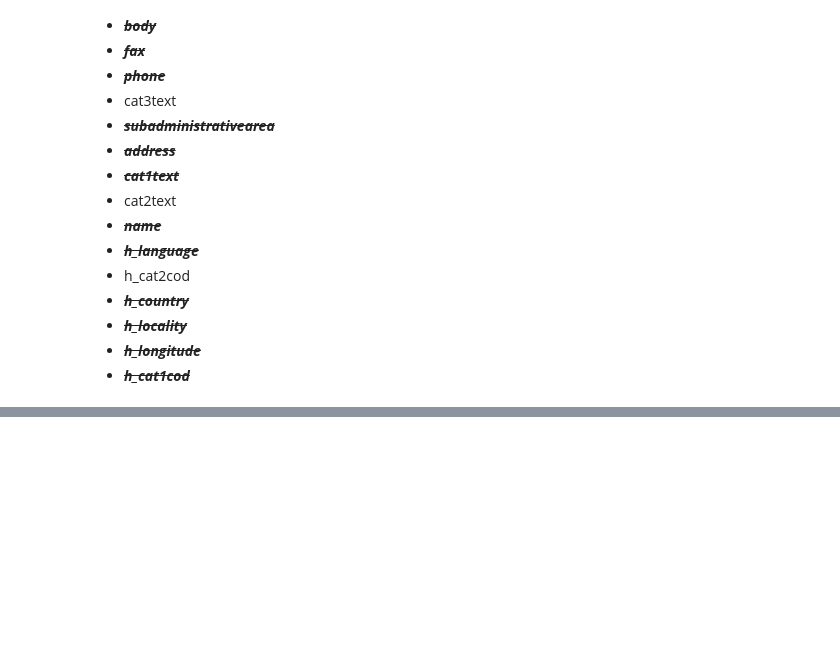
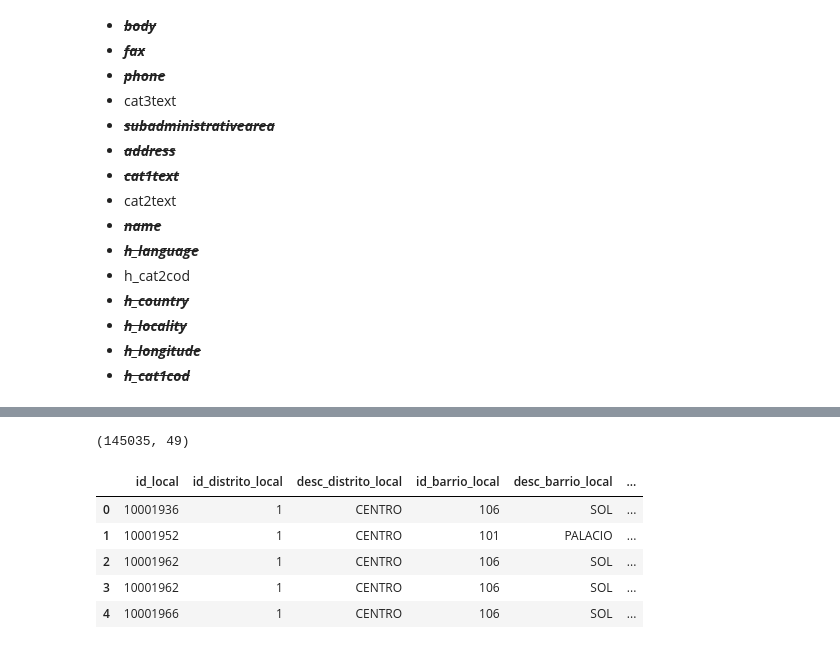
Before and after one commit to annassanchez/Turistificacion, a Jupyter notebook: notebooks/1_1_ayto_madrid_data_extraction.ipynb, the cells around one changed output, grey strips where cells are left out. Cells and saved outputs as stored; diff of their text form; code cells hidden in the pictures; blank space fills up the shorter version.

```diff
--- a/notebooks/1_1_ayto_madrid_data_extraction.ipynb
+++ b/notebooks/1_1_ayto_madrid_data_extraction.ipynb
@@ -128,0 +175,14 @@ df_hotels.head()
+# %%
+url_licencia = 'https://datos.madrid.es/egob/catalogo/200085-29-censo-locales.json'
+res_licencia = requests.get(url_licencia)
+df_licencia = pd.DataFrame(res_licencia.json())
+print(df_licencia.shape)
+df_licencia.head()
+# %% [output]
+(145035, 49)
+|  | id_local | id_distrito_local | desc_distrito_local | id_barrio_local | desc_barrio_local | ... |
+| 0 | 10001936 | 1 | CENTRO | 106 | SOL | ... |
+| 1 | 10001952 | 1 | CENTRO | 101 | PALACIO | ... |
+| 2 | 10001962 | 1 | CENTRO | 106 | SOL | ... |
+| 3 | 10001962 | 1 | CENTRO | 106 | SOL | ... |
+| 4 | 10001966 | 1 | CENTRO | 106 | SOL | ... |
```
Also changed, not shown: parts of 5 cells of this notebook.
